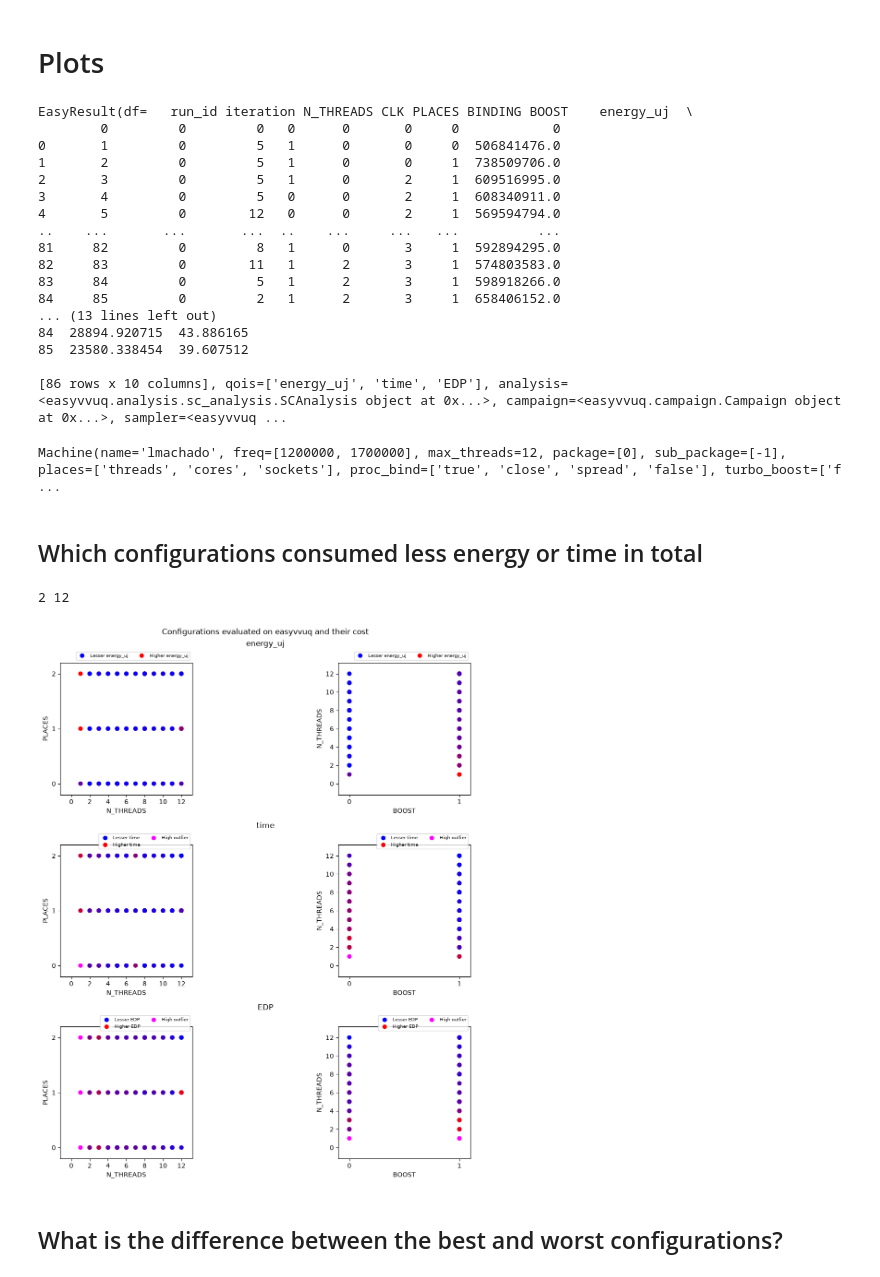
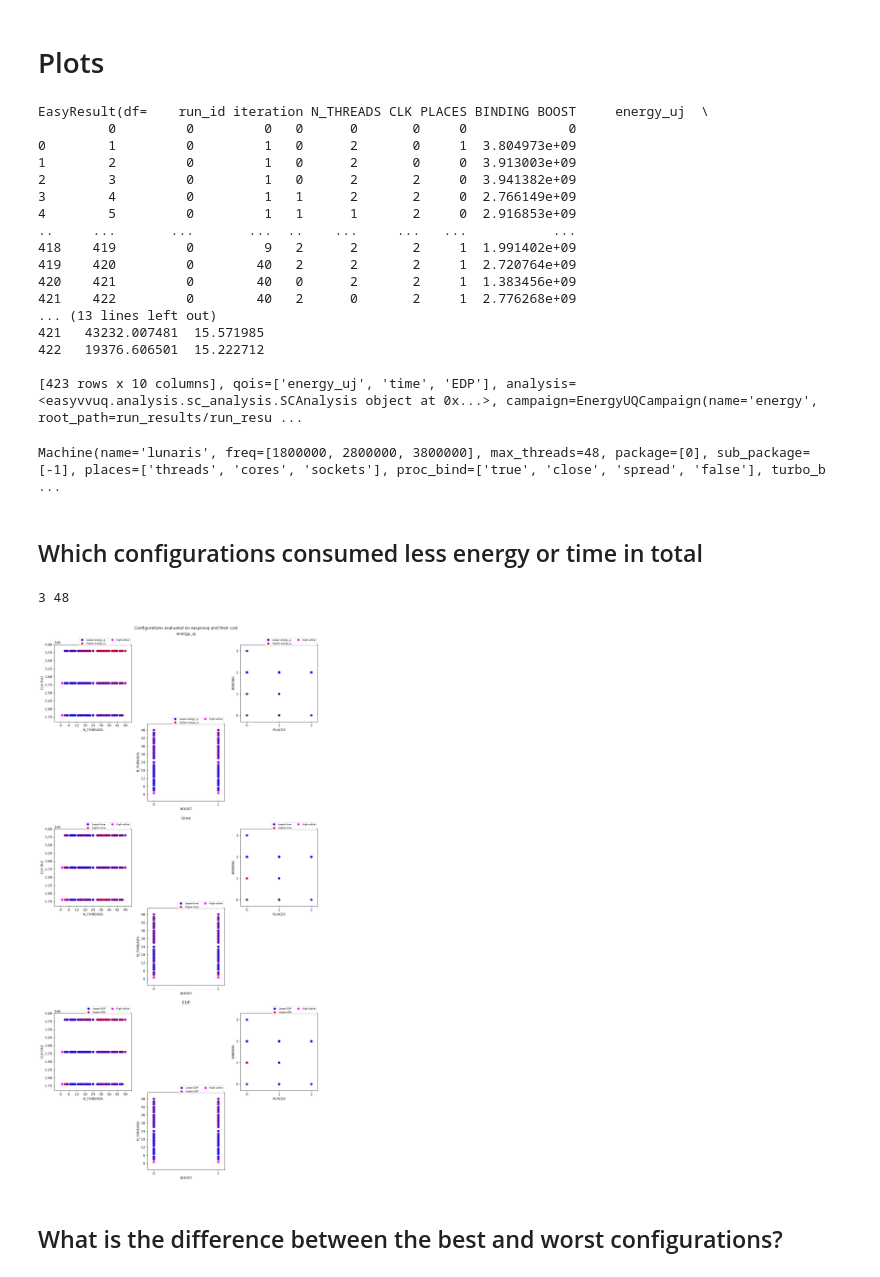
Before and after one commit to Jubarte27/energyuq, a Jupyter notebook: scenarios/main/Energy Analysis.ipynb, the cells around one changed output. Drawn from its saved outputs; the diff is of its cells as text; code cells hidden in the pictures.

Commit message:
plot

```diff
--- a/scenarios/main/Energy Analysis.ipynb
+++ b/scenarios/main/Energy Analysis.ipynb
@@ -32,7 +32,7 @@ qois = ["energy_uj", "time", "EDP"]
 energyuq.QOI = "energy_uj"
 
 campaign_name = "energy"
-campaign, analysis, mach = energyuq.load(programs.NONE, Machine("None", [], 1), campaign_name, dir="run_results/energy_2")
+campaign, analysis, mach = energyuq.load(programs.NONE, machines.Machine("None", [], 1), campaign_name, dir="run_results/run_results/lunaris/energy_2")
 
 plot = Plotter(mach)
 result_set["easyvvuq"] = EasyResult(
@@ -40,33 +40,33 @@ result_set["easyvvuq"] = EasyResult(
     qois,
     analysis,
     campaign,
-    energyuq.get_sampler(campaign),
+    campaign.sampler,
     cast(SCAnalysisResults, campaign.get_last_analysis())
 )
 # %%
 result_set["easyvvuq"]
 # %% [output]
-EasyResult(df=   run_id iteration N_THREADS CLK PLACES BINDING BOOST    energy_uj  \
-        0         0         0   0      0       0     0            0
-0       1         0         5   1      0       0     0  506841476.0
-1       2         0         5   1      0       0     1  738509706.0
-2       3         0         5   1      0       2     1  609516995.0
-3       4         0         5   0      0       2     1  608340911.0
-4       5         0        12   0      0       2     1  569594794.0
-..    ...       ...       ...  ..    ...     ...   ...          ...
-81     82         0         8   1      0       3     1  592894295.0
-82     83         0        11   1      2       3     1  574803583.0
-83     84         0         5   1      2       3     1  598918266.0
-84     85         0         2   1      2       3     1  658406152.0
+EasyResult(df=    run_id iteration N_THREADS CLK PLACES BINDING BOOST     energy_uj  \
+         0         0         0   0      0       0     0             0
+0        1         0         1   0      2       0     1  3.804973e+09
+1        2         0         1   0      2       0     0  3.913003e+09
+2        3         0         1   0      2       2     0  3.941382e+09
+3        4         0         1   1      2       2     0  2.766149e+09
+4        5         0         1   1      1       2     0  2.916853e+09
+..     ...       ...       ...  ..    ...     ...   ...           ...
+418    419         0         9   2      2       2     1  1.991402e+09
+419    420         0        40   2      2       2     1  2.720764e+09
+420    421         0        40   0      2       2     1  1.383456e+09
+421    422         0        40   2      0       2     1  2.776268e+09
 ... (13 lines left out)
-84  28894.920715  43.886165
-85  23580.338454  39.607512
+421   43232.007481  15.571985
+422   19376.606501  15.222712
 
-[86 rows x 10 columns], qois=['energy_uj', 'time', 'EDP'], analysis=<easyvvuq.analysis.sc_analysis.SCAnalysis object at 0x...>, campaign=<easyvvuq.campaign.Campaign object at 0x...>, sampler=<easyvvuq ...
+[423 rows x 10 columns], qois=['energy_uj', 'time', 'EDP'], analysis=<easyvvuq.analysis.sc_analysis.SCAnalysis object at 0x...>, campaign=EnergyUQCampaign(name='energy', root_path=run_results/run_resu ...
 # %%
 mach
 # %% [output]
-Machine(name='lmachado', freq=[1200000, 1700000], max_threads=12, package=[0], sub_package=[-1], places=['threads', 'cores', 'sockets'], proc_bind=['true', 'close', 'spread', 'false'], turbo_boost=['f ...
+Machine(name='lunaris', freq=[1800000, 2800000, 3800000], max_threads=48, package=[0], sub_package=[-1], places=['threads', 'cores', 'sockets'], proc_bind=['true', 'close', 'spread', 'false'], turbo_b ...
 # %% [markdown]
 ## Which configurations consumed less energy or time in total
 # %%
@@ -77,18 +77,18 @@ def wrap_at(width, amount):
 # %%
 %matplotlib inline
 print(len(mach.freq), mach.max_threads)
 for name, result in result_set.items():
-    fig = plt.figure(figsize=(12,12), layout="constrained")
+    fig = plt.figure(figsize=(16,8 * len(qois)), layout="constrained")
     fig.suptitle(f"Configurations evaluated on {name} and their cost")
     fs = fig.subfigures(*wrap_at(1, len(qois))).flatten()
     c=0
     for qoi in qois:
         f = plot.plot_grid_2D_best(result, qoi, subfig=fs[c])
         f.suptitle(qoi)
         c += 1
 # %% [output]
-2 12
+3 48
-[figure, old version]
+[figure, new version]
 # %% [markdown]
 ## What is the difference between the best and worst configurations?
 # %%
```
Also changed, not shown: parts of 3 cells of this notebook, 3 other files.
